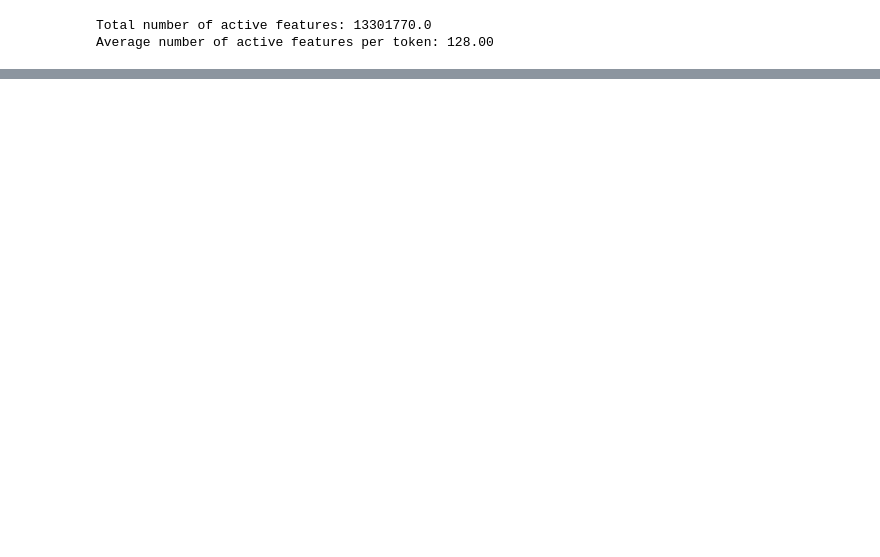
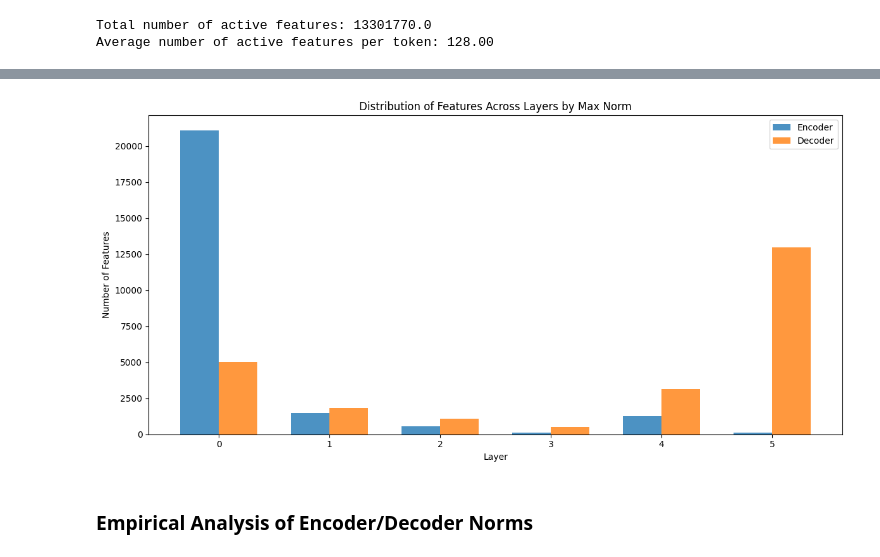
Before and after one commit to sidnb13/tensor-saes, a Jupyter notebook: notebooks/causal_attribution.ipynb, the cells around one changed output, grey strips where cells are left out. Drawn from its saved outputs; the diff is of its cells as text; code cells hidden in the pictures; blank space fills up the shorter version.

```diff
--- a/notebooks/causal_attribution.ipynb
+++ b/notebooks/causal_attribution.ipynb
@@ -363,0 +802,65 @@ tensor([[[21350],
+# %%
+def calculate_layer_norms(weights, num_layers):
+    """Calculate norms for each layer of the given weights."""
+    layer_size = weights.shape[1] // num_layers
+    layer_weights = torch.split(weights, layer_size, dim=1)
+    return torch.stack([layer.norm(dim=1) for layer in layer_weights])
+
+def bin_features_by_layer(feature_encoder_weights, feature_decoder_weights, num_layers):
+    """Bin features by their max norm layer for both encoder and decoder."""
+    enc_norms = calculate_layer_norms(feature_encoder_weights, num_layers)
+    dec_norms = calculate_layer_norms(feature_decoder_weights, num_layers)
+
+    enc_max_norm_layers = enc_norms.argmax(dim=0)
+    dec_max_norm_layers = dec_norms.argmax(dim=0)
+
+    enc_layer_features = [[] for _ in range(num_layers)]
+    dec_layer_features = [[] for _ in range(num_layers)]
+
+    for feature_idx, (enc_layer_idx, dec_layer_idx) in enumerate(zip(enc_max_norm_layers, dec_max_norm_layers)):
+        enc_layer_features[enc_layer_idx.item()].append(feature_idx)
+        dec_layer_features[dec_layer_idx.item()].append(feature_idx)
+
+    enc_layer_features = [torch.tensor(features, device=feature_encoder_weights.device) for features in enc_layer_features]
+    dec_layer_features = [torch.tensor(features, device=feature_decoder_weights.device) for features in dec_layer_features]
+
+    return enc_layer_features, dec_layer_features
+
+def print_feature_distribution(enc_binned_features, dec_binned_features):
+    """Print summary of feature distribution across layers."""
+    print("Encoder:")
+    for layer, features in enumerate(enc_binned_features):
+        print(f"Layer {layer}: {len(features)} features")
+
+    print("\nDecoder:")
+    for layer, features in enumerate(dec_binned_features):
+        print(f"Layer {layer}: {len(features)} features")
+
+def plot_feature_distribution(enc_binned_features, dec_binned_features, num_layers):
+    """Visualize the distribution of features across layers."""
+    enc_feature_counts = [len(features) for features in enc_binned_features]
+    dec_feature_counts = [len(features) for features in dec_binned_features]
+
+    plt.figure(figsize=(12, 6))
+    x = range(num_layers)
+    width = 0.35
+
+    plt.bar([i - width/2 for i in x], enc_feature_counts, width, label='Encoder', alpha=0.8)
+    plt.bar([i + width/2 for i in x], dec_feature_counts, width, label='Decoder', alpha=0.8)
+
+    plt.title("Distribution of Features Across Layers by Max Norm")
+    plt.xlabel("Layer")
+    plt.ylabel("Number of Features")
+    plt.legend()
+
+    plt.xticks(x)
+    plt.tight_layout()
+    plt.show()
+
+# Usage example:
+num_layers = 6  # Adjust this based on your model's architecture
+enc_binned_features, dec_binned_features = bin_features_by_layer(feature_encoder_weights, feature_decoder_weights, num_layers)
+
+print_feature_distribution(enc_binned_features, dec_binned_features)
+plot_feature_distribution(enc_binned_features, dec_binned_features, num_layers)
+# %% [output]
@@ -363,0 +882 @@ tensor([[[21350],
+[figure, added]
@@ -363,0 +1110,2 @@ tensor([[[21350],
+# %% [markdown]
+### Empirical Analysis of Encoder/Decoder Norms
```
Also changed, not shown: parts of 19 cells of this notebook, 1 other file.
